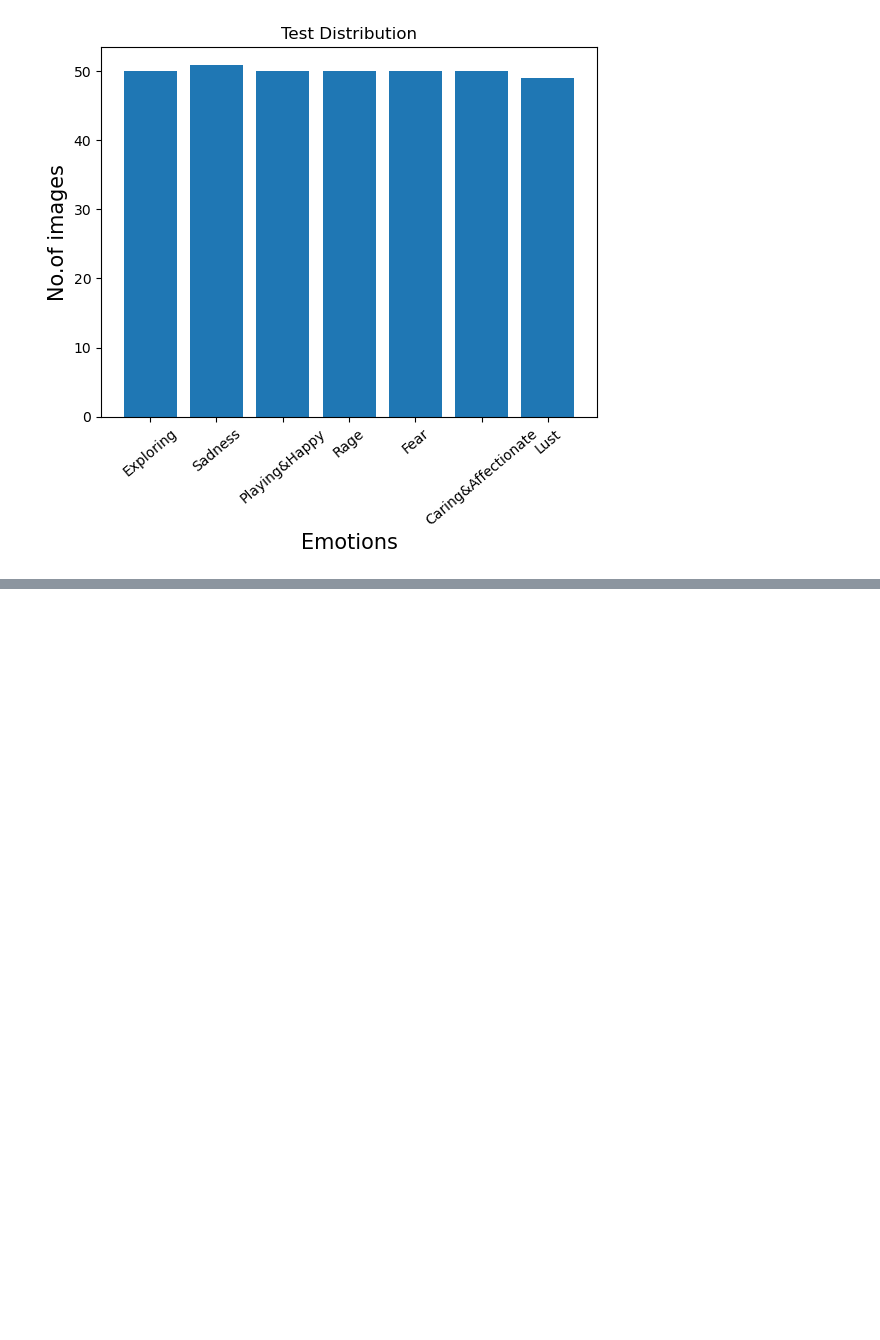
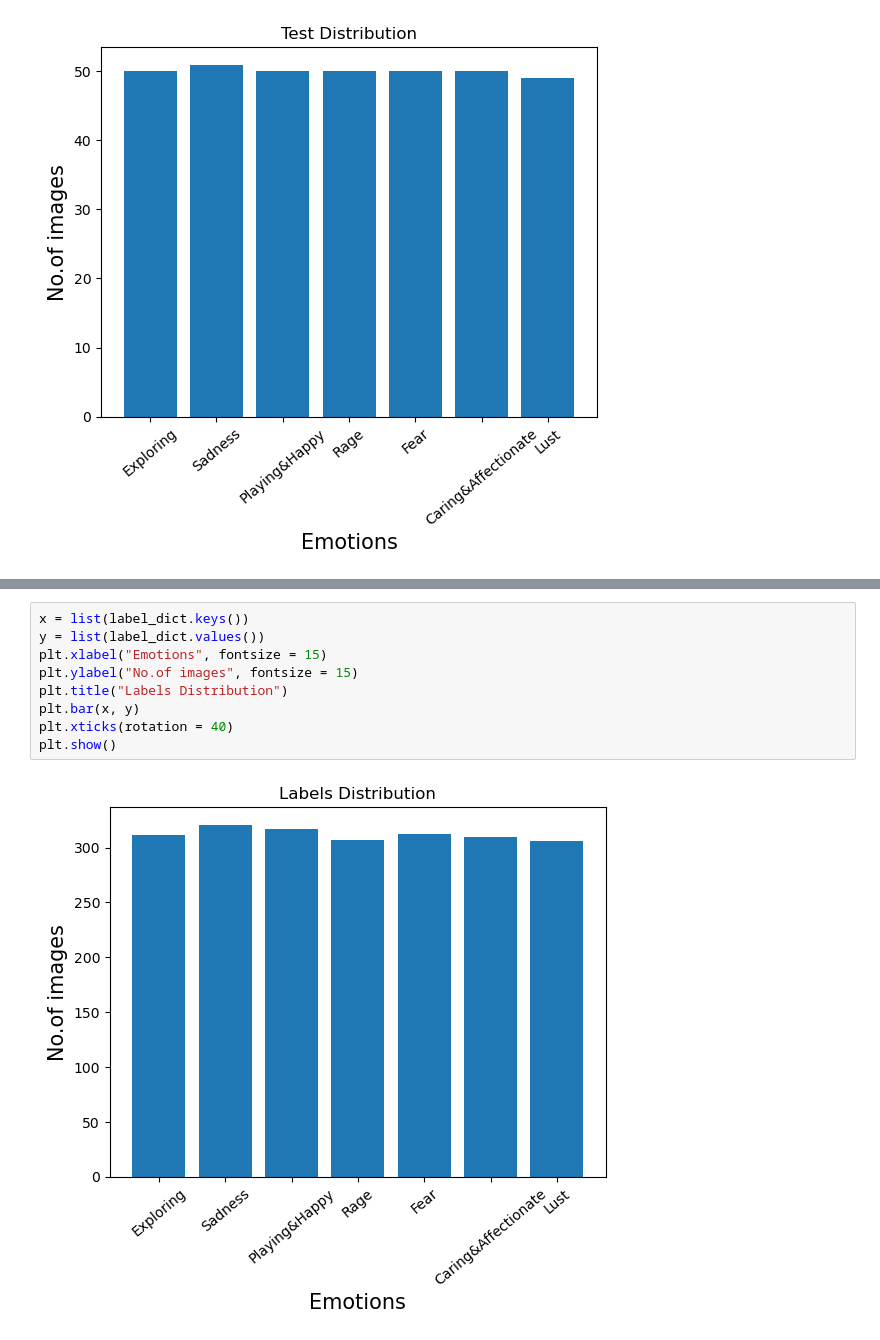
Before and after one commit to caffeinekeyboard/Dog_Emotion_Classification, a Jupyter notebook: MoCo_Trials/labeled_Aarya/preprocessing.ipynb, the cells around one changed output, grey strips where cells are left out. Drawn from its saved outputs; the diff is of its cells as text; blank space fills up the shorter version.

```diff
--- a/MoCo_Trials/labeled_Aarya/preprocessing.ipynb
+++ b/MoCo_Trials/labeled_Aarya/preprocessing.ipynb
@@ -96,0 +130,11 @@ plt.show()
+# %%
+x = list(label_dict.keys())
+y = list(label_dict.values())
+plt.xlabel("Emotions", fontsize = 15)
+plt.ylabel("No.of images", fontsize = 15)
+plt.title("Labels Distribution")
+plt.bar(x, y)
+plt.xticks(rotation = 40)
+plt.show()
+# %% [output]
+[figure, added]
```
Also changed, not shown: parts of 6 cells of this notebook, 3 other files.
